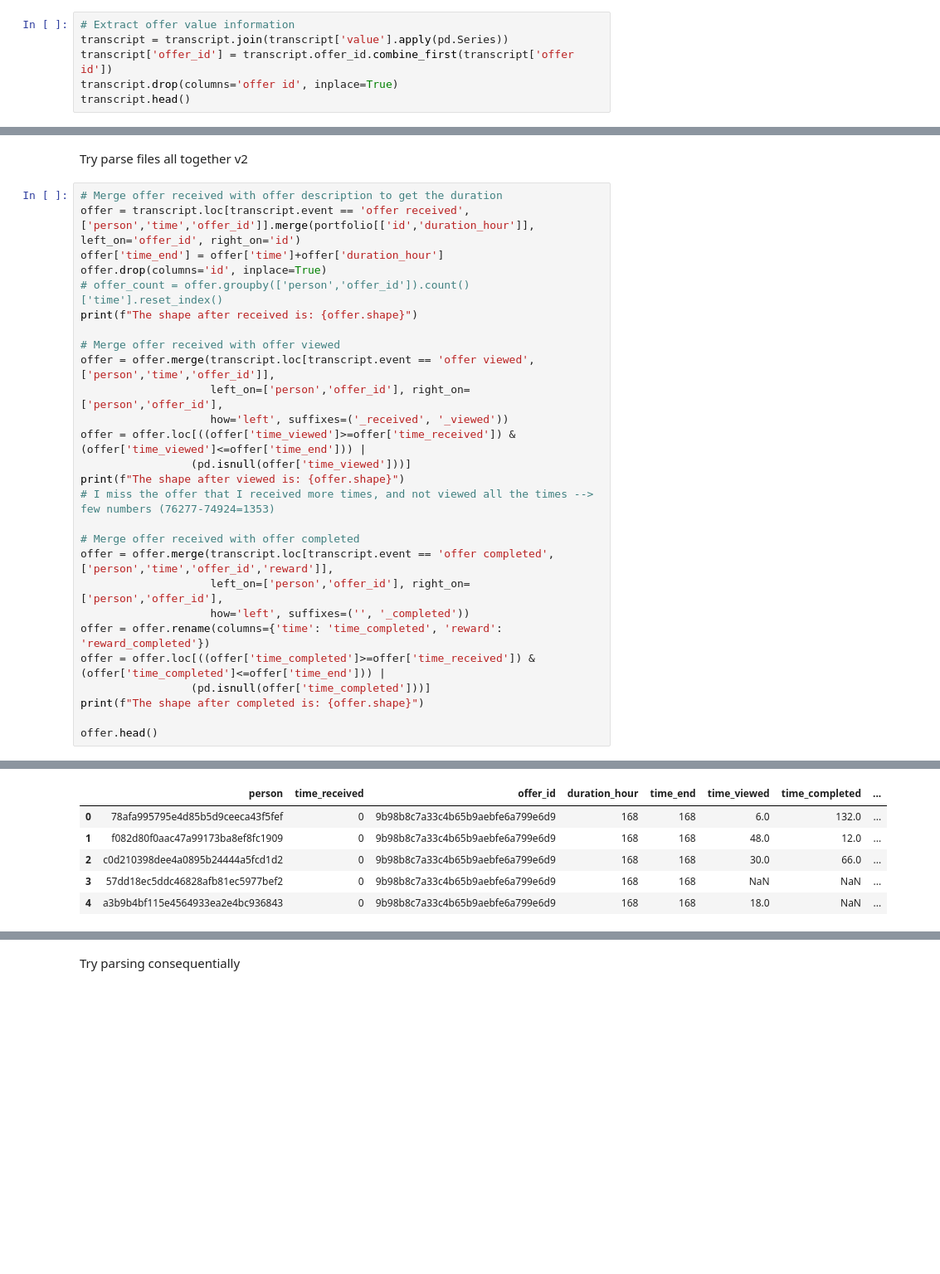
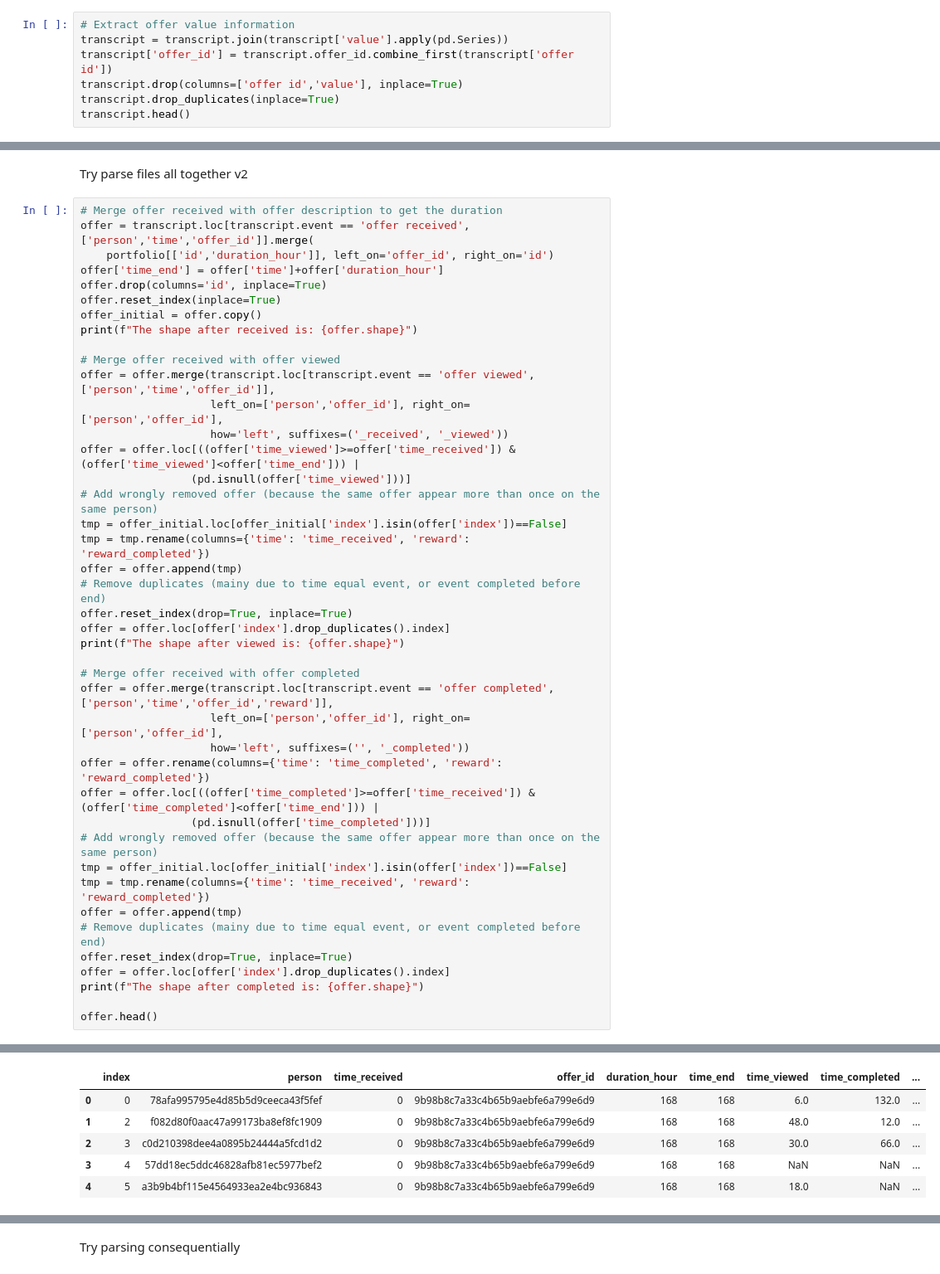
Before and after one commit to Sawy89/dsnd_starbucks_capstone, a Jupyter notebook: Starbucks_Capstone_notebook.ipynb, the cells around one changed output, grey strips where cells are left out. Shown: that part at 83% size. Saved outputs shown, nothing was run; the diff lists cells and outputs as text; blank space fills up the shorter version.

Commit message:
Trascript parsing working in parallel, witth removal of wrong data

```diff
--- a/Starbucks_Capstone_notebook.ipynb
+++ b/Starbucks_Capstone_notebook.ipynb
@@ -223,6 +223,7 @@ profile.head()
 # Extract offer value information
 transcript = transcript.join(transcript['value'].apply(pd.Series))
 transcript['offer_id'] = transcript.offer_id.combine_first(transcript['offer id'])
-transcript.drop(columns='offer id', inplace=True)
+transcript.drop(columns=['offer id','value'], inplace=True)
+transcript.drop_duplicates(inplace=True)
 transcript.head()
 # %% [output]
@@ -306,28 +311,43 @@ transcript.loc[transcript.event == 'offer received',['person','time','offer_id']
 Try parse files all together v2
 # %%
 # Merge offer received with offer description to get the duration
-offer = transcript.loc[transcript.event == 'offer received',['person','time','offer_id']].merge(portfolio[['id','duration_hour']], left_on='offer_id', right_on='id')
+offer = transcript.loc[transcript.event == 'offer received',['person','time','offer_id']].merge(
+    portfolio[['id','duration_hour']], left_on='offer_id', right_on='id')
 offer['time_end'] = offer['time']+offer['duration_hour']
 offer.drop(columns='id', inplace=True)
-# offer_count = offer.groupby(['person','offer_id']).count()['time'].reset_index()
+offer.reset_index(inplace=True)
+offer_initial = offer.copy()
 print(f"The shape after received is: {offer.shape}")
 
 # Merge offer received with offer viewed
 offer = offer.merge(transcript.loc[transcript.event == 'offer viewed',['person','time','offer_id']],
                     left_on=['person','offer_id'], right_on=['person','offer_id'],
                     how='left', suffixes=('_received', '_viewed'))
-offer = offer.loc[((offer['time_viewed']>=offer['time_received']) & (offer['time_viewed']<=offer['time_end'])) |
+offer = offer.loc[((offer['time_viewed']>=offer['time_received']) & (offer['time_viewed']<offer['time_end'])) |
                  (pd.isnull(offer['time_viewed']))]
+# Add wrongly removed offer (because the same offer appear more than once on the same person)
+tmp = offer_initial.loc[offer_initial['index'].isin(offer['index'])==False]
+tmp = tmp.rename(columns={'time': 'time_received', 'reward': 'reward_completed'})
+offer = offer.append(tmp)
+# Remove duplicates (mainy due to time equal event, or event completed before end)
+offer.reset_index(drop=True, inplace=True)
+offer = offer.loc[offer['index'].drop_duplicates().index]
 print(f"The shape after viewed is: {offer.shape}")
-# I miss the offer that I received more times, and not viewed all the times --> few numbers (76277-74924=1353)
 
 # Merge offer received with offer completed
 offer = offer.merge(transcript.loc[transcript.event == 'offer completed',['person','time','offer_id','reward']],
                     left_on=['person','offer_id'], right_on=['person','offer_id'],
                     how='left', suffixes=('', '_completed'))
 offer = offer.rename(columns={'time': 'time_completed', 'reward': 'reward_completed'})
-offer = offer.loc[((offer['time_completed']>=offer['time_received']) & (offer['time_completed']<=offer['time_end'])) |
+offer = offer.loc[((offer['time_completed']>=offer['time_received']) & (offer['time_completed']<offer['time_end'])) |
                  (pd.isnull(offer['time_completed']))]
+# Add wrongly removed offer (because the same offer appear more than once on the same person)
+tmp = offer_initial.loc[offer_initial['index'].isin(offer['index'])==False]
+tmp = tmp.rename(columns={'time': 'time_received', 'reward': 'reward_completed'})
+offer = offer.append(tmp)
+# Remove duplicates (mainy due to time equal event, or event completed before end)
+offer.reset_index(drop=True, inplace=True)
+offer = offer.loc[offer['index'].drop_duplicates().index]
 print(f"The shape after completed is: {offer.shape}")
 
 offer.head()
@@ -338,6 +358,6 @@ The shape after completed is: (75310, 8)
-|  | person | time_received | offer_id | duration_hour | time_end | time_viewed | time_completed | ... |
-| 0 | 78afa995795e4d85b5d9ceeca43f5fef | 0 | 9b98b8c7a33c4b65b9aebfe6a799e6d9 | 168 | 168 | 6.0 | 132.0 | ... |
-| 1 | f082d80f0aac47a99173ba8ef8fc1909 | 0 | 9b98b8c7a33c4b65b9aebfe6a799e6d9 | 168 | 168 | 48.0 | 12.0 | ... |
-| 2 | c0d210398dee4a0895b24444a5fcd1d2 | 0 | 9b98b8c7a33c4b65b9aebfe6a799e6d9 | 168 | 168 | 30.0 | 66.0 | ... |
-| 3 | 57dd18ec5ddc46828afb81ec5977bef2 | 0 | 9b98b8c7a33c4b65b9aebfe6a799e6d9 | 168 | 168 | NaN | NaN | ... |
-| 4 | a3b9b4bf115e4564933ea2e4bc936843 | 0 | 9b98b8c7a33c4b65b9aebfe6a799e6d9 | 168 | 168 | 18.0 | NaN | ... |
+|  | index | person | time_received | offer_id | duration_hour | time_end | time_viewed | time_completed | ... |
+| 0 | 0 | 78afa995795e4d85b5d9ceeca43f5fef | 0 | 9b98b8c7a33c4b65b9aebfe6a799e6d9 | 168 | 168 | 6.0 | 132.0 | ... |
+| 1 | 2 | f082d80f0aac47a99173ba8ef8fc1909 | 0 | 9b98b8c7a33c4b65b9aebfe6a799e6d9 | 168 | 168 | 48.0 | 12.0 | ... |
+| 2 | 3 | c0d210398dee4a0895b24444a5fcd1d2 | 0 | 9b98b8c7a33c4b65b9aebfe6a799e6d9 | 168 | 168 | 30.0 | 66.0 | ... |
+| 3 | 4 | 57dd18ec5ddc46828afb81ec5977bef2 | 0 | 9b98b8c7a33c4b65b9aebfe6a799e6d9 | 168 | 168 | NaN | NaN | ... |
+| 4 | 5 | a3b9b4bf115e4564933ea2e4bc936843 | 0 | 9b98b8c7a33c4b65b9aebfe6a799e6d9 | 168 | 168 | 18.0 | NaN | ... |
```
Also changed, not shown: parts of 6 cells of this notebook.
